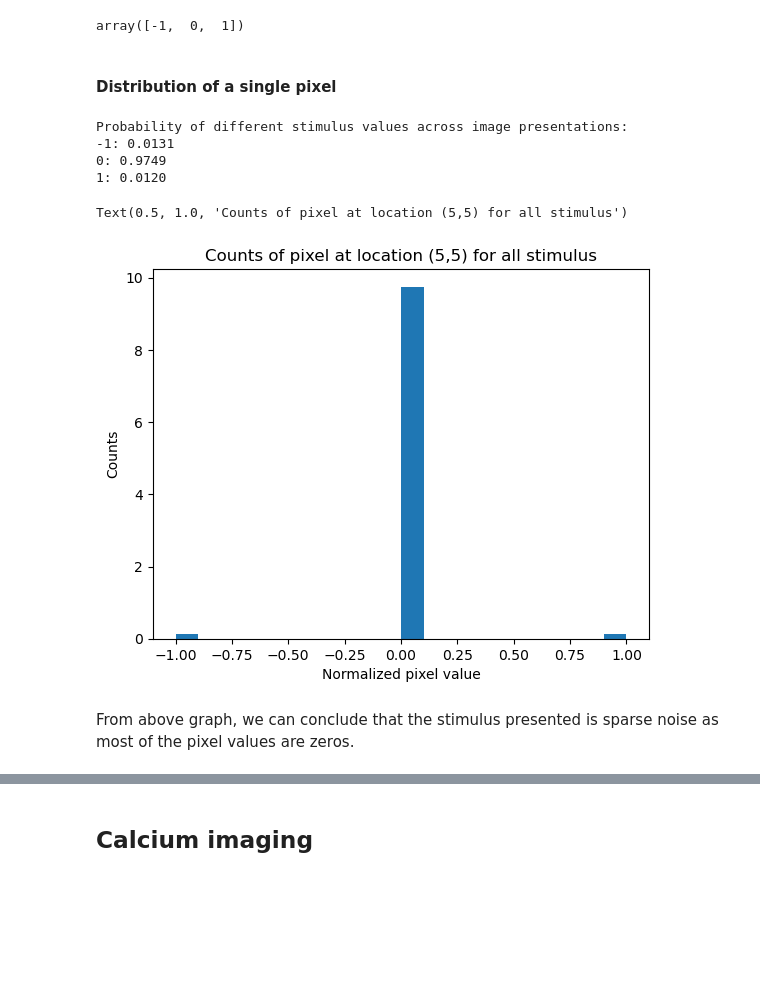
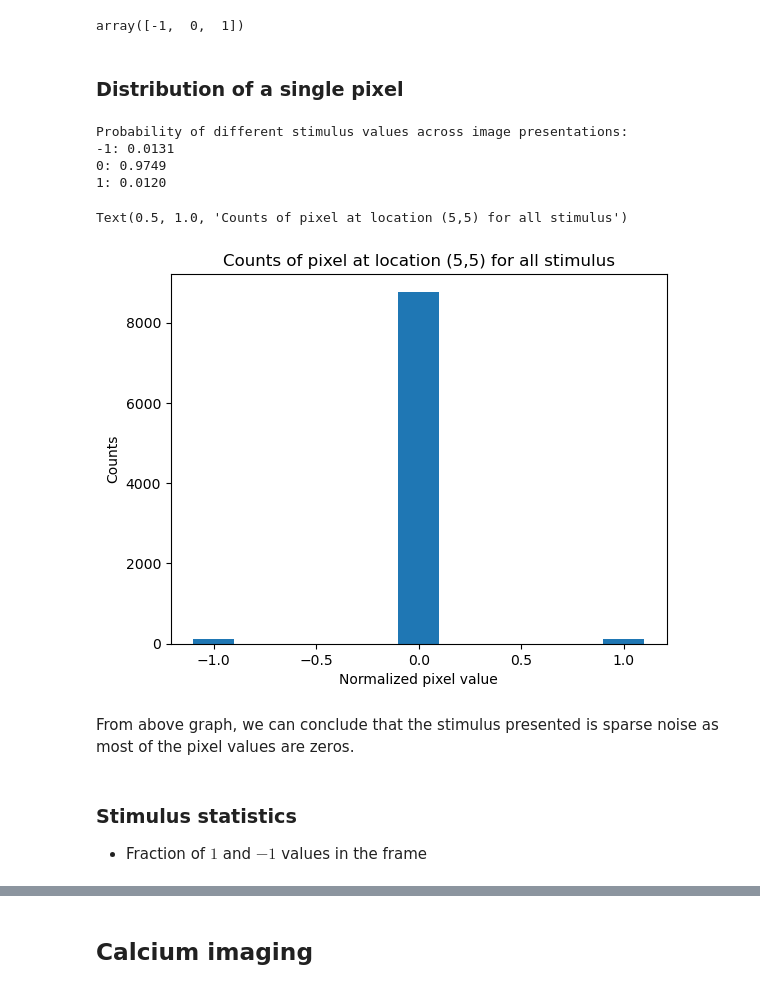
Before and after one commit to atimcenko/tu-neural-data-science, a Jupyter notebook: practical/practical02_Nitin.ipynb, the cells around one changed output, grey strips where cells are left out. Saved outputs shown, nothing was run; the diff lists cells and outputs as text; code cells hidden in the pictures; blank space fills up the shorter version.

```diff
--- a/practical/practical02_Nitin.ipynb
+++ b/practical/practical02_Nitin.ipynb
@@ -71,7 +73,7 @@ def load_data(path="."):
     data = np.load(path / "dff_data_rf.npz", allow_pickle=True)
     data = dict(data)
     array2df(data, "stim_table", ["frame", "start", "end"])
-    array2df(data, "stim_epoch_table", ["start", "end", "stimulus"])
+    array2df(data, "stim_epoch_table", ["stimulus", "start", "end"])
 
     return data
 
@@ -287,23 +319,28 @@ np.unique(stim)
 # %% [output]
 array([-1,  0,  1])
 # %% [markdown]
-#### Distribution of a single pixel
+### Distribution of a single pixel
 # %%
 p0, p1 = (5, 5) # pixel coordinates
 pixel_vals = stim[:, p0, p1]
 print("Probability of different stimulus values across image presentations: ")
+
 for val in [-1, 0, 1]:
     print(f"{val}: {np.sum(pixel_vals == val) / pixel_vals.size:.4f}")
-plt.hist(pixel_vals, bins=20, density=True);
+plt.hist(pixel_vals, bins=[-1.1, -0.9, -0.1, 0.1, 0.9, 1.1], density=False);
 plt.xlabel('Normalized pixel value')
 plt.ylabel('Counts')
 plt.title('Counts of pixel at location (5,5) for all stimulus')
 # %% [output]
 Probability of different stimulus values across image presentations:
 -1: 0.0131
 0: 0.9749
 1: 0.0120
 Text(0.5, 1.0, 'Counts of pixel at location (5,5) for all stimulus')
-[figure, old version]
+[figure, new version]
 # %% [markdown]
 From above graph, we can conclude that the stimulus presented is sparse noise as most of the pixel values are zeros.
+# %% [markdown]
+### Stimulus statistics
+
+- Fraction of $1$ and $-1$ values in the frame
```
Also changed, not shown: parts of 64 cells of this notebook, 4 other files.
